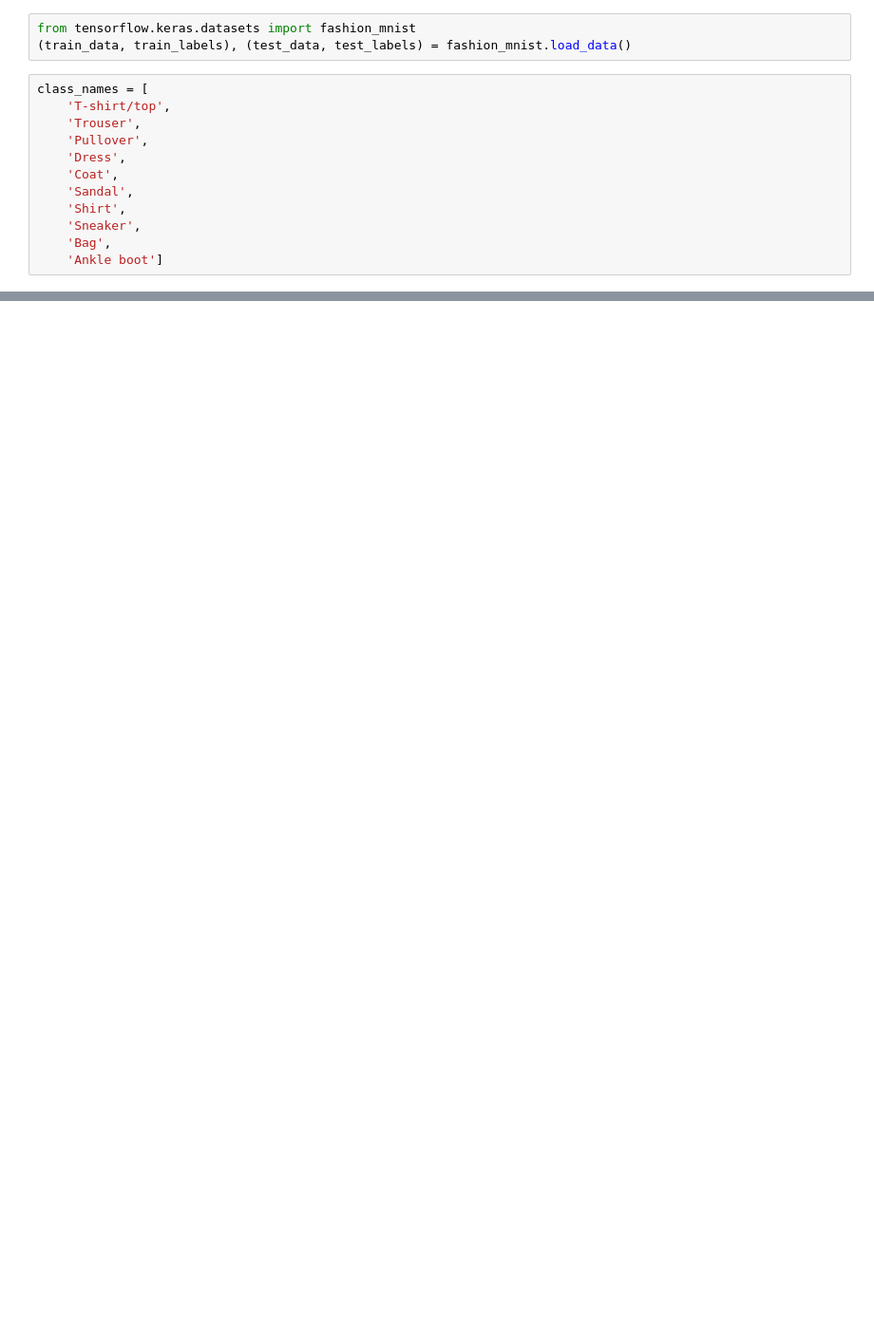
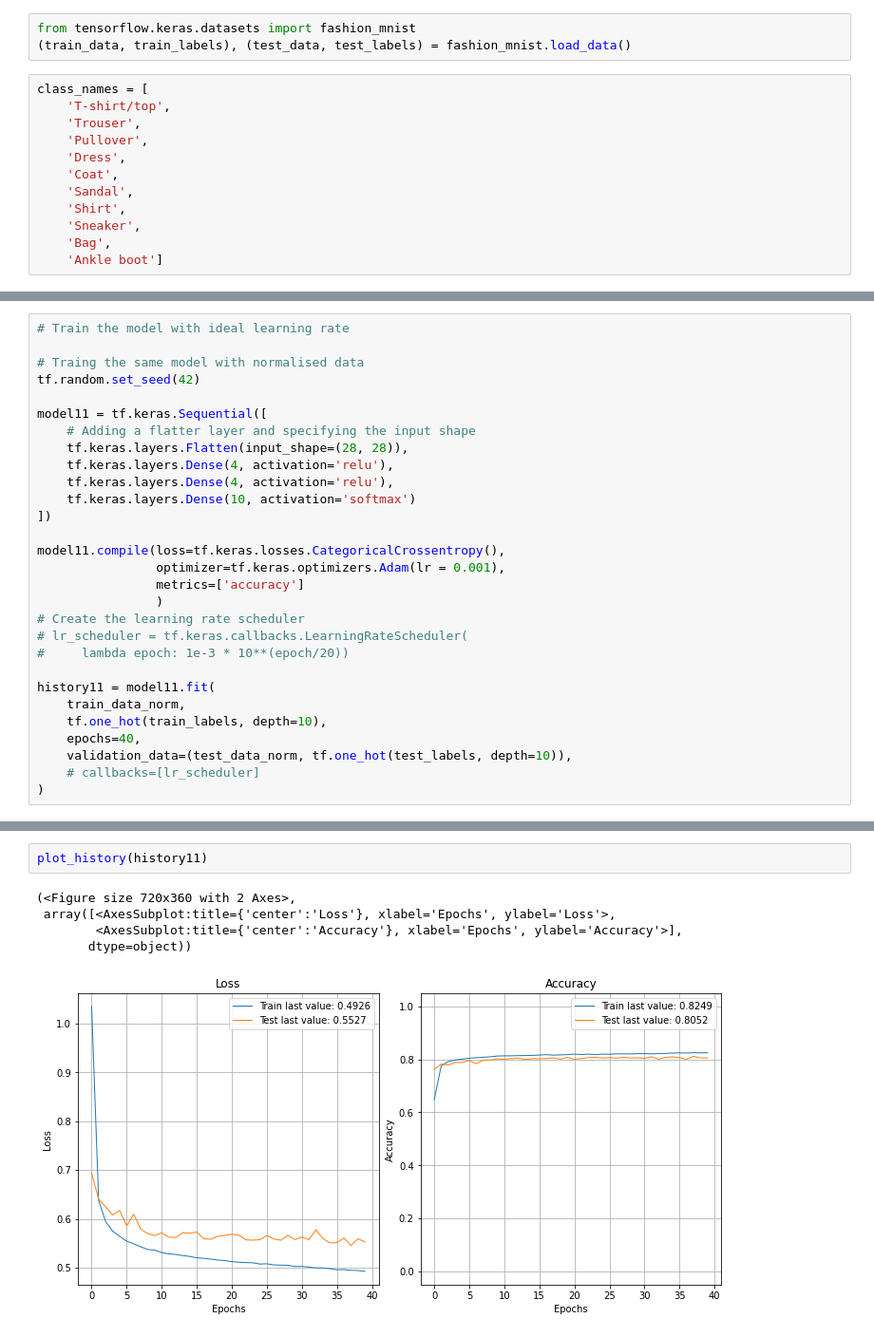
Before and after one commit to AviSaha123/Tensorflow_learnings, a Jupyter notebook: TensorflowClassificationV2.ipynb, the cells around one changed output, grey strips where cells are left out. Shown at 95% size. Cells and saved outputs as stored; diff of their text form; blank space fills up the shorter version.

```diff
--- a/TensorflowClassificationV2.ipynb
+++ b/TensorflowClassificationV2.ipynb
@@ -430,0 +582,29 @@ Epoch 10/10
+# %%
+# Train the model with ideal learning rate
+
+# Traing the same model with normalised data
+tf.random.set_seed(42)
+
+model11 = tf.keras.Sequential([
+    # Adding a flatter layer and specifying the input shape
+    tf.keras.layers.Flatten(input_shape=(28, 28)),
+    tf.keras.layers.Dense(4, activation='relu'),
+    tf.keras.layers.Dense(4, activation='relu'),
+    tf.keras.layers.Dense(10, activation='softmax')
+])
+
+model11.compile(loss=tf.keras.losses.CategoricalCrossentropy(),
+                optimizer=tf.keras.optimizers.Adam(lr = 0.001),
+                metrics=['accuracy']
+                )
+# Create the learning rate scheduler
+# lr_scheduler = tf.keras.callbacks.LearningRateScheduler(
+#     lambda epoch: 1e-3 * 10**(epoch/20))
+
+history11 = model11.fit(
+    train_data_norm,
+    tf.one_hot(train_labels, depth=10),
+    epochs=40,
+    validation_data=(test_data_norm, tf.one_hot(test_labels, depth=10)),
+    # callbacks=[lr_scheduler]
+)
@@ -430,0 +630,8 @@ Epoch 10/10
+# %%
+plot_history(history11)
+# %% [output]
+(<Figure size 720x360 with 2 Axes>,
+ array([<AxesSubplot:title={'center':'Loss'}, xlabel='Epochs', ylabel='Loss'>,
+        <AxesSubplot:title={'center':'Accuracy'}, xlabel='Epochs', ylabel='Accuracy'>],
+       dtype=object))
+[figure, added]
```
Also changed, not shown: parts of 20 cells of this notebook.
